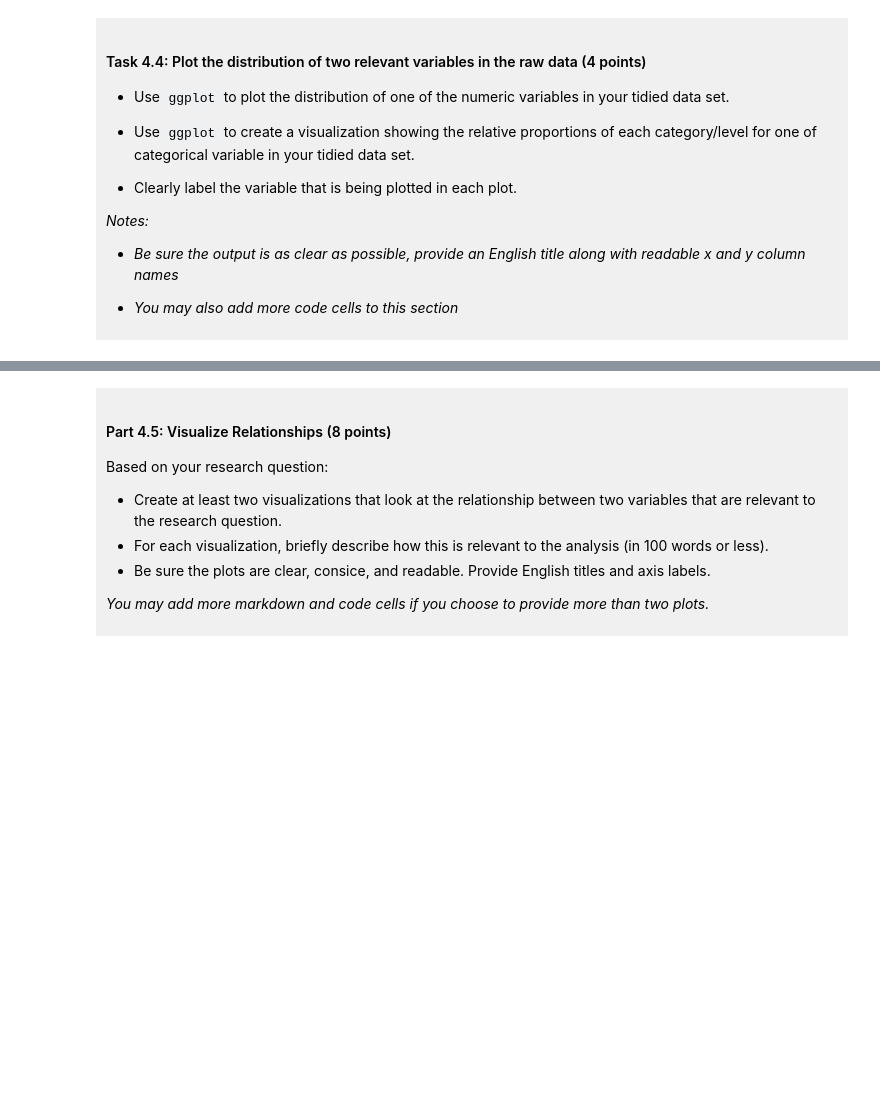
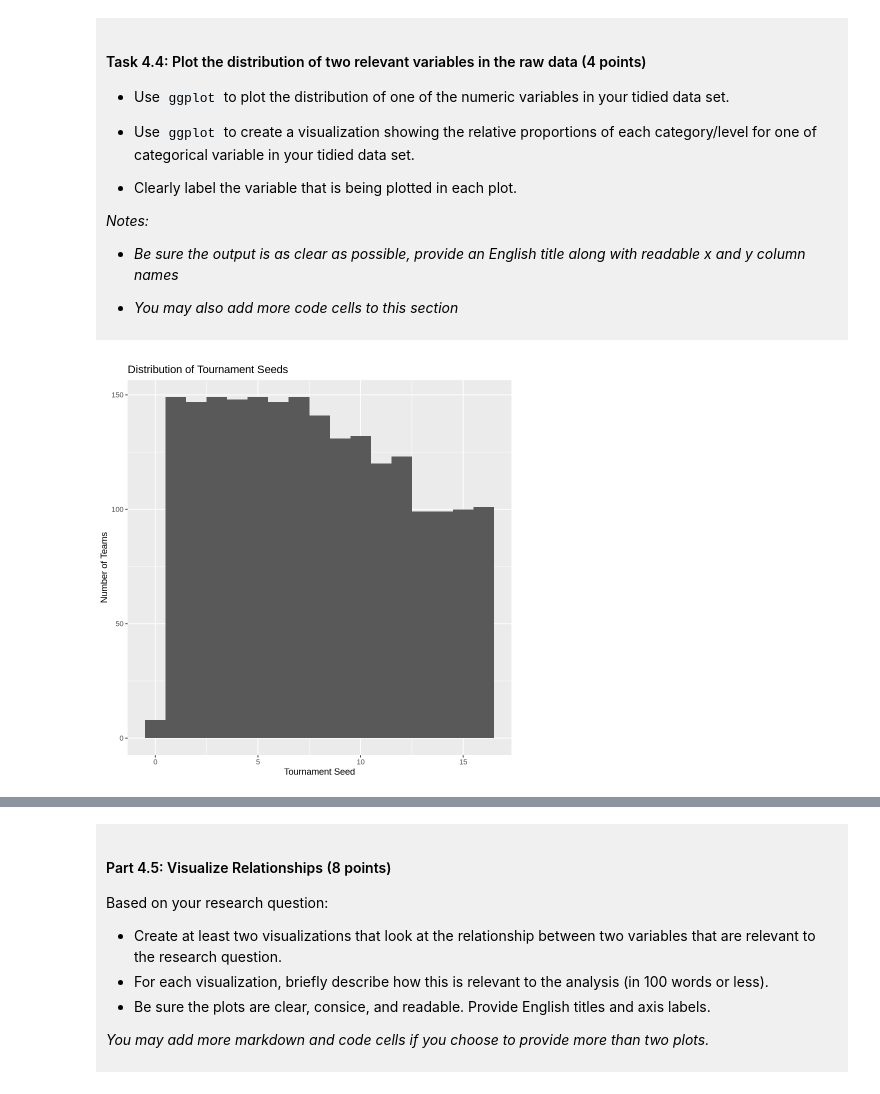
Before and after one commit to Sehaj-Dhillon780/dsci-100-project-sehaj-dhillon, a Jupyter notebook: dsci-100-project-notebook.ipynb, the cells around one changed output, grey strips where cells are left out. Saved outputs shown, nothing was run; the diff lists cells and outputs as text; code cells hidden in the pictures; blank space fills up the shorter version.

```diff
--- a/dsci-100-project-notebook.ipynb
+++ b/dsci-100-project-notebook.ipynb
@@ -302,5 +327,13 @@ You will refine your research question (if needed) and produce a tidy data set.
 
 </div>
 # %%
-### EDIT THIS CODE CELL FOR PLOT 1 ###
+basketball_plot_1 <- basketball_tidy |>
+ggplot(aes(x = seed)) +
+geom_histogram(binwidth = 1) +
+labs(title = "Distribution of Tournament Seeds",
+     x = "Tournament Seed",
+     y = "Number of Teams")
+basketball_plot_1
+# %% [output]
+[figure, added]
 # %%
```
Also changed, not shown: parts of 9 cells of this notebook.
